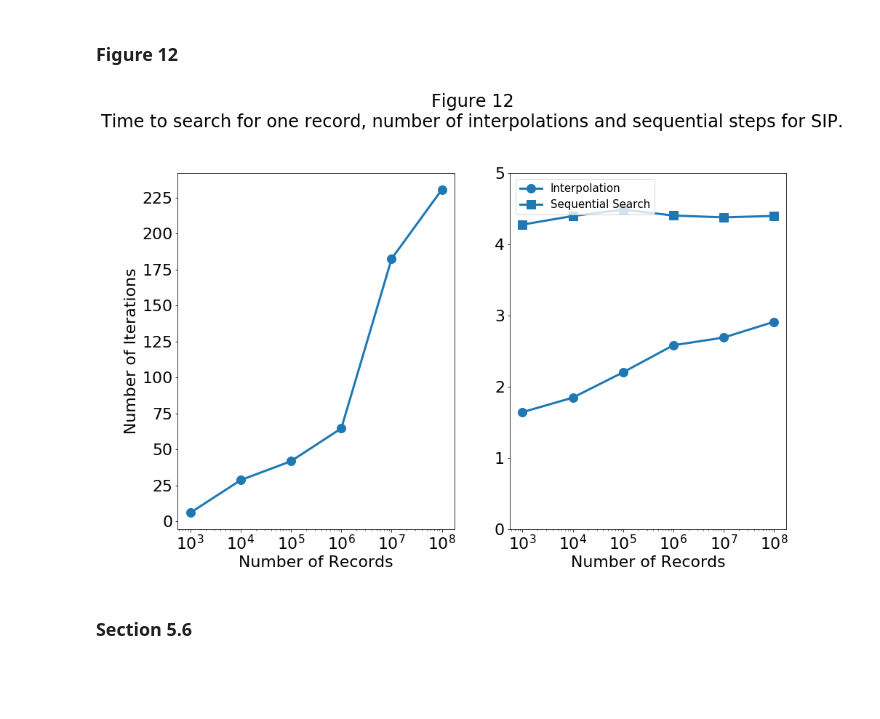
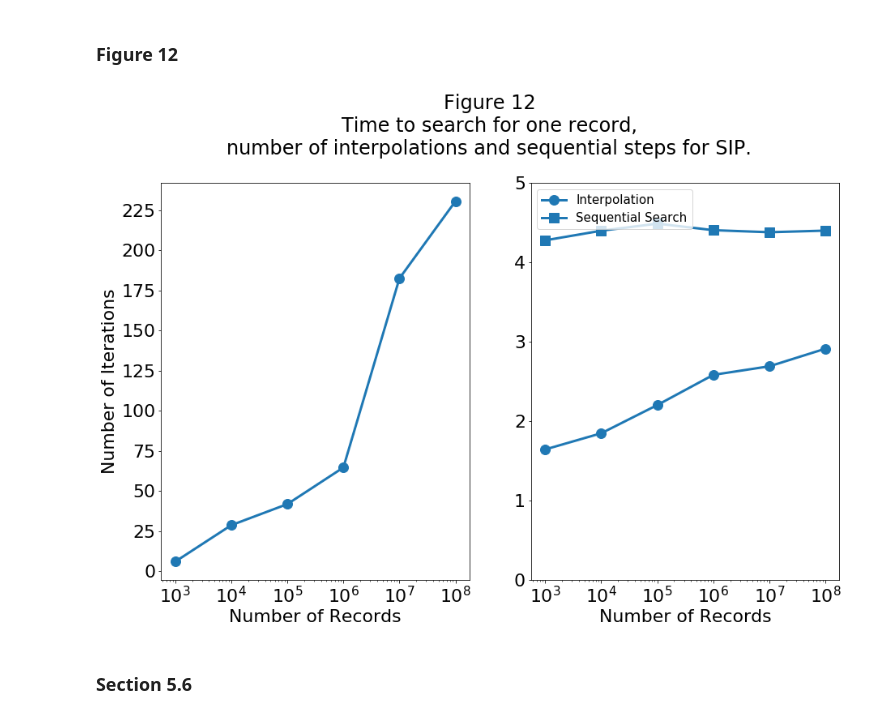
Before and after one commit to UWHustle/Efficiently-Searching-In-Memory-Sorted-Arrays, a Jupyter notebook: reproduce_experiments/CreateFigures.ipynb, the cells around one changed output. Cells and saved outputs as stored; diff of their text form; code cells hidden in the pictures; blank space fills up the shorter version.

```diff
--- a/reproduce_experiments/CreateFigures.ipynb
+++ b/reproduce_experiments/CreateFigures.ipynb
@@ -604,35 +604,35 @@ with open("experiments_results/"+tsv+".results", newline='') as file:
 
 results = get_results("fig12_times.tsv")
 
 datasetSizes = [3, 4, 5, 6, 7, 8]
 xticks = [10**i for i in datasetSizes]
 xtickslabels = [str(10**i) for i in datasetSizes]
 
 figs, axs = plt.subplots(1,2,figsize=(15,9))
 axs[0].plot(xticks, results,  color=blue,marker="o", markersize=12, linewidth=3)
 
 axs[1].plot(xticks, iteration,  color=blue,marker="o", markersize=12, linewidth=3, label="Interpolation")
 axs[1].plot(xticks, steps,  color=blue,marker="s", markersize=12, linewidth=3, label="Sequential Search")
 
 axs[0].set_ylabel('Duration(ns)', size=22)
 axs[0].set_ylabel('Number of Iterations', size=22)
 axs[1].legend(prop={'size': 15}, loc='upper left')
 
 for i in range(0,2):
     axs[i].set_xticks(xticks)
     axs[i].set_xticklabels(xtickslabels, size=22)
     axs[i].set_xlabel('Number of Records', size=22)
     axs[i].tick_params(axis='y', labelsize=22)
     axs[i].set_xscale('log')
     axs[1].set_yticks([0,1,2,3,4,5])
     axs[i].yaxis.set_major_locator(MaxNLocator(integer=True))
 
-caption="Figure 12\nTime to search for one record, number of interpolations and sequential steps for SIP."
+caption="Figure 12\nTime to search for one record,\nnumber of interpolations and sequential steps for SIP."
 figs.suptitle(caption, fontsize=24, x=0.5, y=1.05)
 
 plt.gcf().savefig('./figures/fig12.pdf', format='pdf', bbox_inches='tight')
 # %% [output]
-[figure, old version]
+[figure, new version]
 # %% [markdown]
 ### Section 5.6
 # %% [markdown]
```
Also changed, not shown: parts of 2 cells of this notebook.
